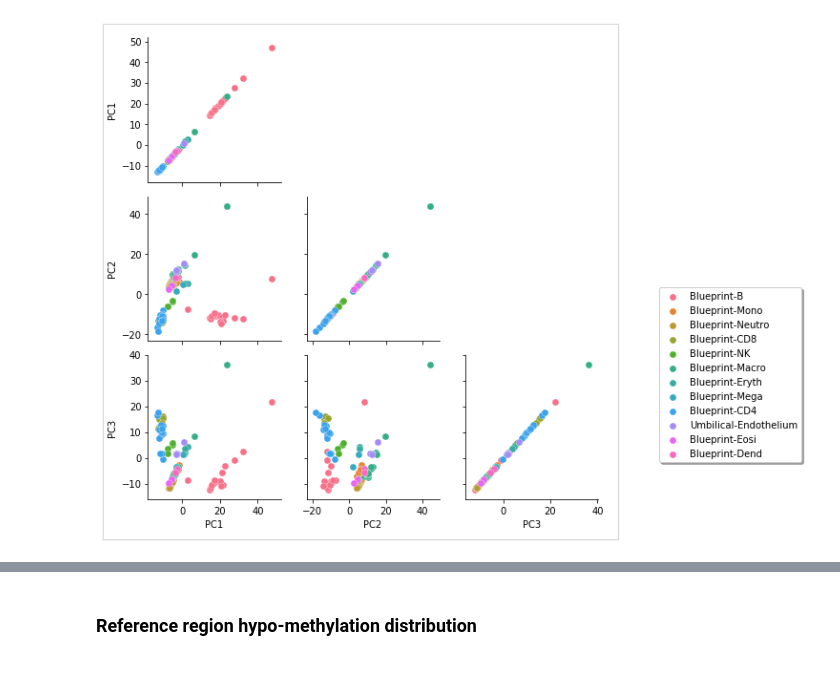
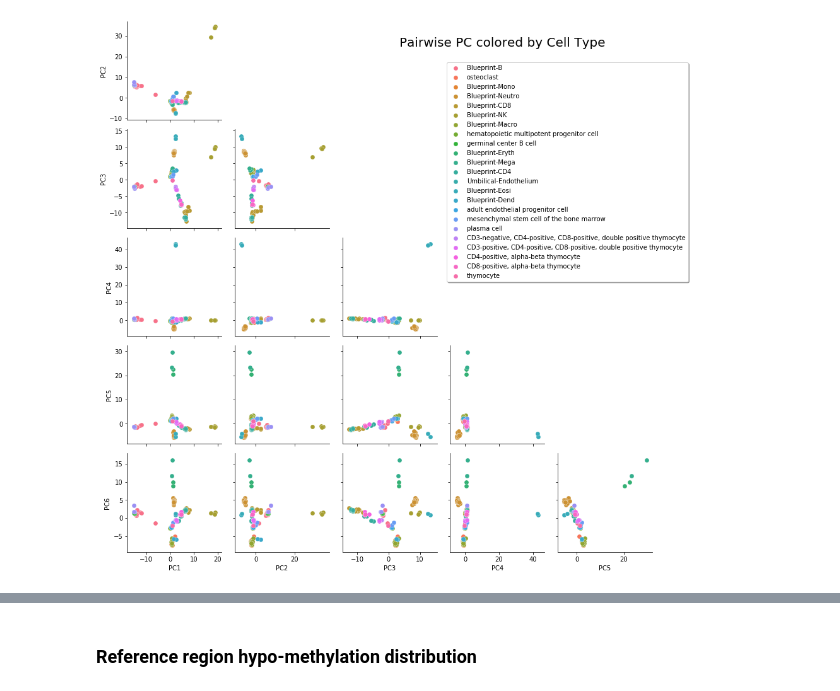
Before and after one commit to gh-msun/gh-msun, a Jupyter notebook: projects/2023_06_26_SRT_deconvolution_MS/notebooks/04_exploratory_pca_blueprint.ipynb, the cells around one changed output, grey strips where cells are left out. Drawn from its saved outputs; the diff is of its cells as text; code cells hidden in the pictures.

Commit message:
update notebooks && use blueprint metadata

```diff
--- a/projects/2023_06_26_SRT_deconvolution_MS/notebooks/04_exploratory_pca_blueprint.ipynb
+++ b/projects/2023_06_26_SRT_deconvolution_MS/notebooks/04_exploratory_pca_blueprint.ipynb
@@ -36,0 +42,8 @@ print(len(difference(A, B)))
+# %%
+# 23 samples are in the blueprint metadata, but not in sample_df metadata.
+A = data.sample_id.unique()
+B = list(sample_df.sample_id)
+diff_id_list = difference(A, B)
+
+# 23 in sample_df missing metadata
+# print(len(diff_id_list))
@@ -39,4 +93,10 @@ print(len(difference(A, B)))
 # %%
+N_PCA = 6
+
+# Only look at regions in the ref matrix (blueprint immune cell type specific)
+idxs = data['region_id'].isin(refmat['region_id'])
+data = data[idxs]
+
 # Run PCA
 X =  data[['sample_id','region_id','frac_alpha_leq_25pct']] \
     .pivot_table(index='region_id',columns=['sample_id'],values='frac_alpha_leq_25pct') \
@@ -48,3 +108,12 @@ X[np.isnan(X)] = 0
 
 scaler = StandardScaler()
 X = scaler.fit_transform(X)
+
+pca = PCA(n_components=N_PCA)
+result = pca.fit(X)
+pca_df = pd.DataFrame(result.transform(X))
+
+pca_df = pca_df \
+    .rename(create_pc_dict(N_PCA),axis=1) \
+     .assign(SAMPLE_ID=samples) \
+     .merge(metadata, how='inner')
@@ -55,5 +119,0 @@ pca_df = pd.DataFrame(result.transform(X))
-# %%
-pca_df = pca_df \
-    .rename({0:'PC1',1:'PC2',2:'PC3',3:'PC4',4:'PC5'},axis=1) \
-     .assign(SAMPLE_ID=samples) \
-     .merge(metadata, how='inner')
@@ -72,20 +136,13 @@ plt.legend(loc='upper center', bbox_to_anchor=(0.5, 1.35), ncol=3, fancybox=True
 # %%
 g = sns.PairGrid(pca_df, hue='sample_group')
-g.map(plt.scatter, s=50, edgecolor='white', linewidth=.3)
+g.map_lower(plt.scatter, s=50, edgecolor='white', linewidth=.3)
+g.fig.suptitle("Pairwise PC colored by Cell Type", size=20, x=0.6, y=0.8)
 
-# Remove axes of the upper triangle
-for i, j in zip(*np.triu_indices_from(g.axes, 1)):
+# Remove axes of the upper triangle and the diagonal
+for i, j in zip(*np.triu_indices_from(g.axes, k=0)):
     g.axes[i, j].set_visible(False)
 
-
-# g.map_diag(sns.histplot)
-plt.legend(loc='upper center', bbox_to_anchor=(2, 1.5), ncol=1, fancybox=True, shadow=True)
-# plt.title("Pairwise PC plots colored by AGE")
-
-# Draw a box around all plots
-g.fig.patches.extend([plt.Rectangle((0,0),1,1, fill=False, color='lightgrey',
-                                     transform=g.fig.transFigure, figure=g.fig)])
-
+plt.legend(loc='upper center', bbox_to_anchor=(0.1, 5), ncol=1, fancybox=True, shadow=True)
 plt.show()
 # %% [output]
-[figure, old version]
+[figure, new version]
```
Also changed, not shown: parts of 28 cells of this notebook, 2 other files.
